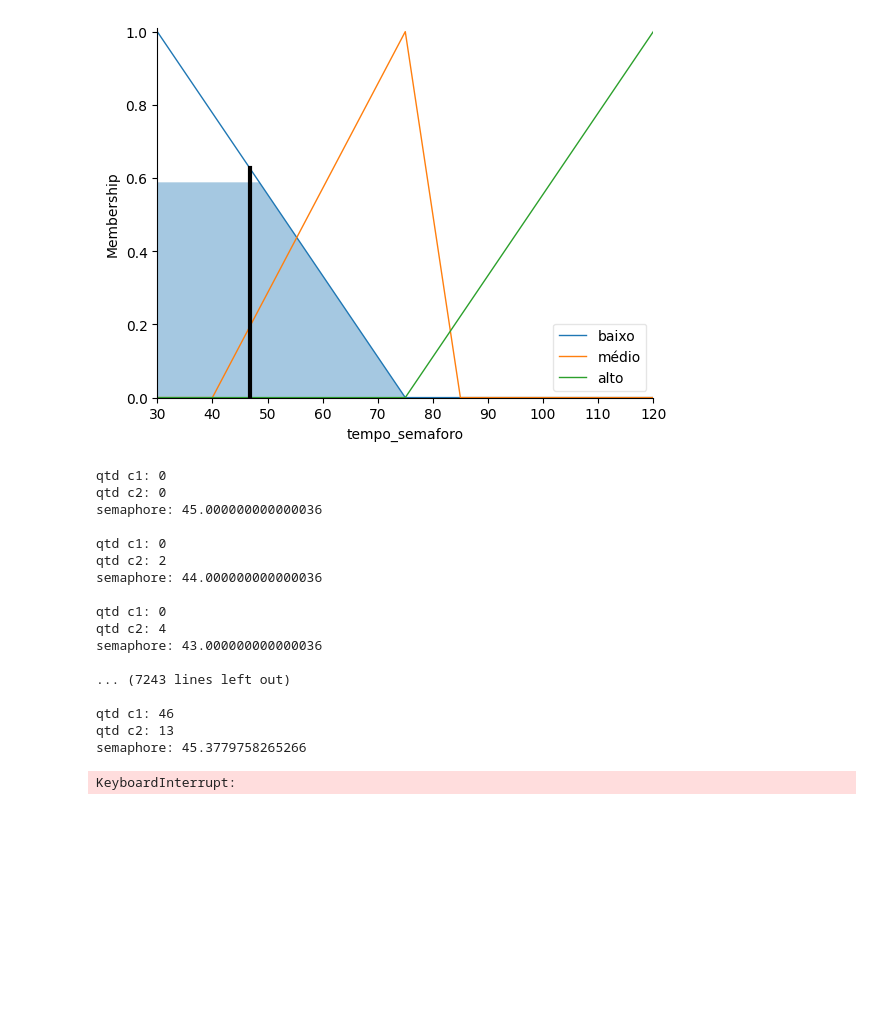
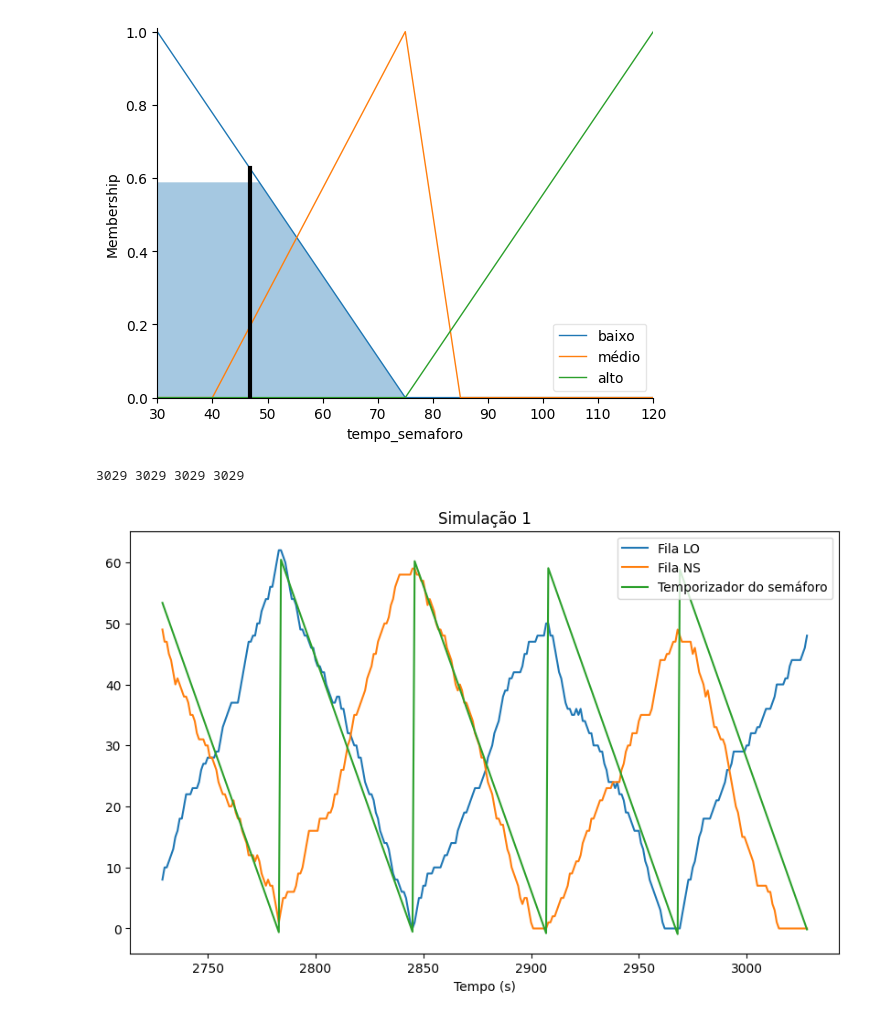
Before and after one commit to Lucas-Morais-Freire/AI, a Jupyter notebook: proj U2/main.ipynb, the cells around one changed output. Cells and saved outputs as stored; diff of their text form; code cells hidden in the pictures; blank space fills up the shorter version.

```diff
--- a/proj U2/main.ipynb
+++ b/proj U2/main.ipynb
@@ -93,13 +87,16 @@ class CarQueue:
 c1 = CarQueue()
 c2 = CarQueue()
 
+T = [0]
+C1 = [0]
+C2 = [0]
+S = []
+
 LO_verde = True
 counter = semaphore_time(0,0)
-while(True):
-    print("qtd c1:", c1.q)
-    print("qtd c2:", c2.q)
-    print("semaphore:", counter, "\n")
-    tm.sleep(1)
+S.append(counter)
+cycle_counter = 0
+while(cycle_counter < 50):
     if LO_verde:
         c1.decrement()
         if (c1.q > 1):
@@ -111,28 +108,40 @@ while(True):
             c2.increment()
         c1.increment()
     counter = counter - 1
+    T.append(T[-1] + 1)
+    C1.append(c1.q)
+    C2.append(c2.q)
+    S.append(counter)
     if counter <= 0:
         if LO_verde:
             counter = semaphore_time(c1.q, c2.q)
         else:
             counter = semaphore_time(c2.q, c1.q)
         LO_verde = not LO_verde
+        cycle_counter += 1
+
+print(len(T), len(C1), len(C2), len(S))
 # %% [output]
-qtd c1: 0
-qtd c2: 0
-semaphore: 45.000000000000036
-
-qtd c1: 0
-qtd c2: 2
-semaphore: 44.000000000000036
-
-qtd c1: 0
-qtd c2: 4
-semaphore: 43.000000000000036
-
-... (7243 lines left out)
-
-qtd c1: 46
-qtd c2: 13
-semaphore: 45.3779758265266
+3029 3029 3029 3029
-KeyboardInterrupt:
+# %%
+# Create a single plot
+plt.figure(figsize=(10, 6))
+
+# Plot the first curve
+plt.plot(T[-300:], C1[-300:], label='Fila LO')
+
+# Plot the second curve
+plt.plot(T[-300:], C2[-300:], label='Fila NS')
+
+# Plot the third curve
+plt.plot(T[-300:], S[-300:], label='Temporizador do semáforo')
+
+# Add labels and a legend
+plt.xlabel('Tempo (s)')
+plt.title('Simulação 1')
+plt.legend()
+
+# Show the plot
+plt.show()
+# %% [output]
+[figure, added]
```
Also changed, not shown: parts of 2 cells of this notebook, 3 other files.
